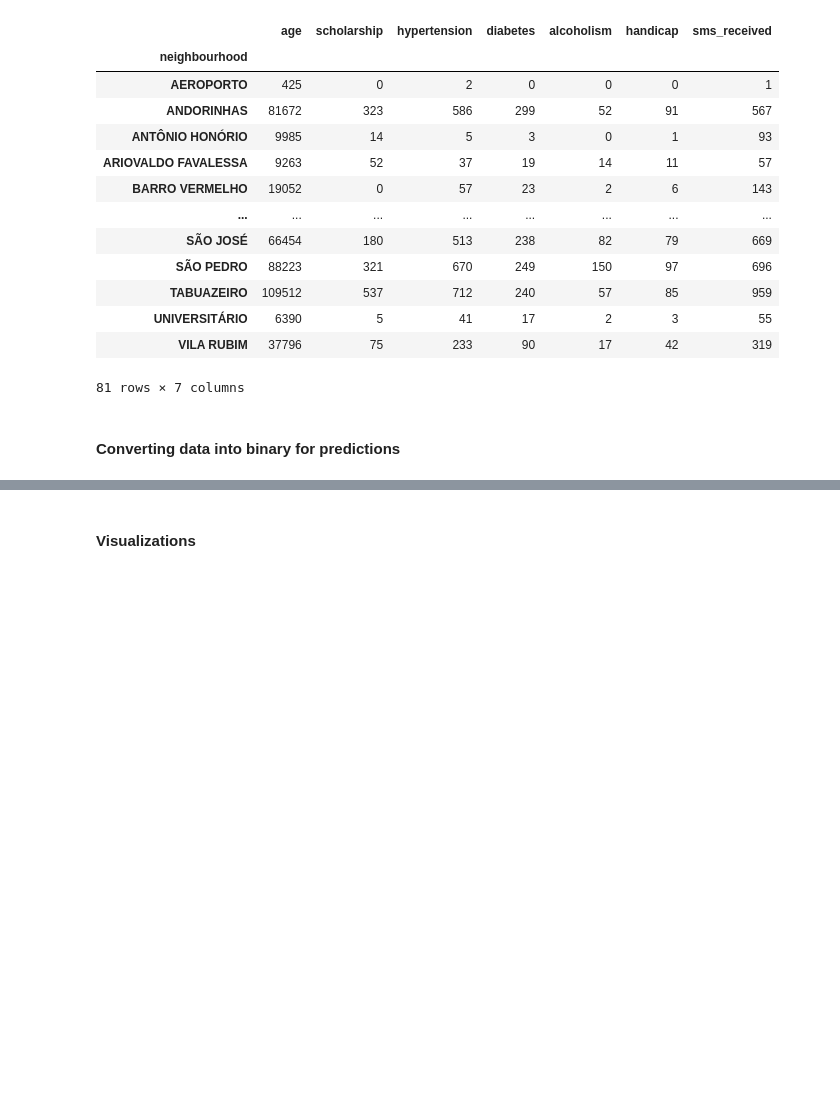
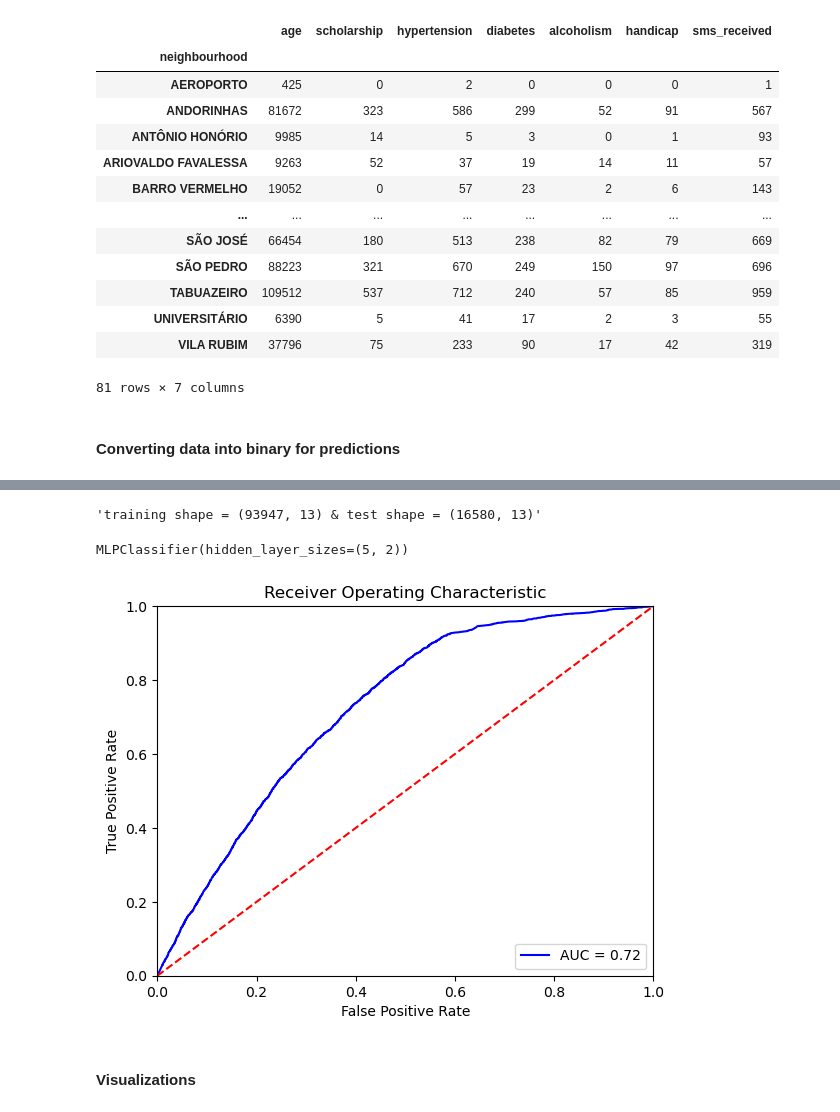
Before and after one commit to a-alejo/Hospital-No-Show, a Jupyter notebook: Hospital_No_Show_Analysis.ipynb, the cells around one changed output, grey strips where cells are left out. Drawn from its saved outputs; the diff is of its cells as text; code cells hidden in the pictures; blank space fills up the shorter version.

Commit message:
Cleaned prediction model

```diff
--- a/Hospital_No_Show_Analysis.ipynb
+++ b/Hospital_No_Show_Analysis.ipynb
@@ -146,3 +127,45 @@ training_vars = ['gender', 'age', 'scholarship',
+# %%
+f'training shape = {train.shape} & test shape = {test.shape}'
+# %% [output]
+'training shape = (93947, 13) & test shape = (16580, 13)'
+# %%
+# Define
+train_x = train[training_vars]
+train_y = train['no-show']
+
+test_x = test[training_vars]
+test_y = test['no-show']
+# %%
+# import neural network classifier
+from sklearn.neural_network import MLPClassifier
+
+model = MLPClassifier(hidden_layer_sizes=(5,2))
+# %%
+model.fit(train_x, train_y)
+# %% [output]
+MLPClassifier(hidden_layer_sizes=(5, 2))
+# %%
+# Return predictions
+prediction = model.predict_proba(test_x)
+probability_predictions = prediction[:,1]
+# %%
+import sklearn.metrics as metrics
+import matplotlib.pyplot as plt
+
+fpr, tpr, threshold = metrics.roc_curve(test_y, probability_predictions)
+roc_auc = metrics.auc(fpr, tpr)
+
+plt.title('Receiver Operating Characteristic')
+plt.plot(fpr, tpr, 'b', label = 'AUC = %0.2f' % roc_auc)
+plt.legend(loc = 'lower right')
+plt.plot([0, 1], [0, 1],'r--')
+plt.xlim([0, 1])
+plt.ylim([0, 1])
+plt.ylabel('True Positive Rate')
+plt.xlabel('False Positive Rate')
+plt.show()
+# %% [output]
+[figure, added]
 # %% [markdown]
 #### Visualizations
 # %%
```
Also changed, not shown: parts of 17 cells of this notebook.
